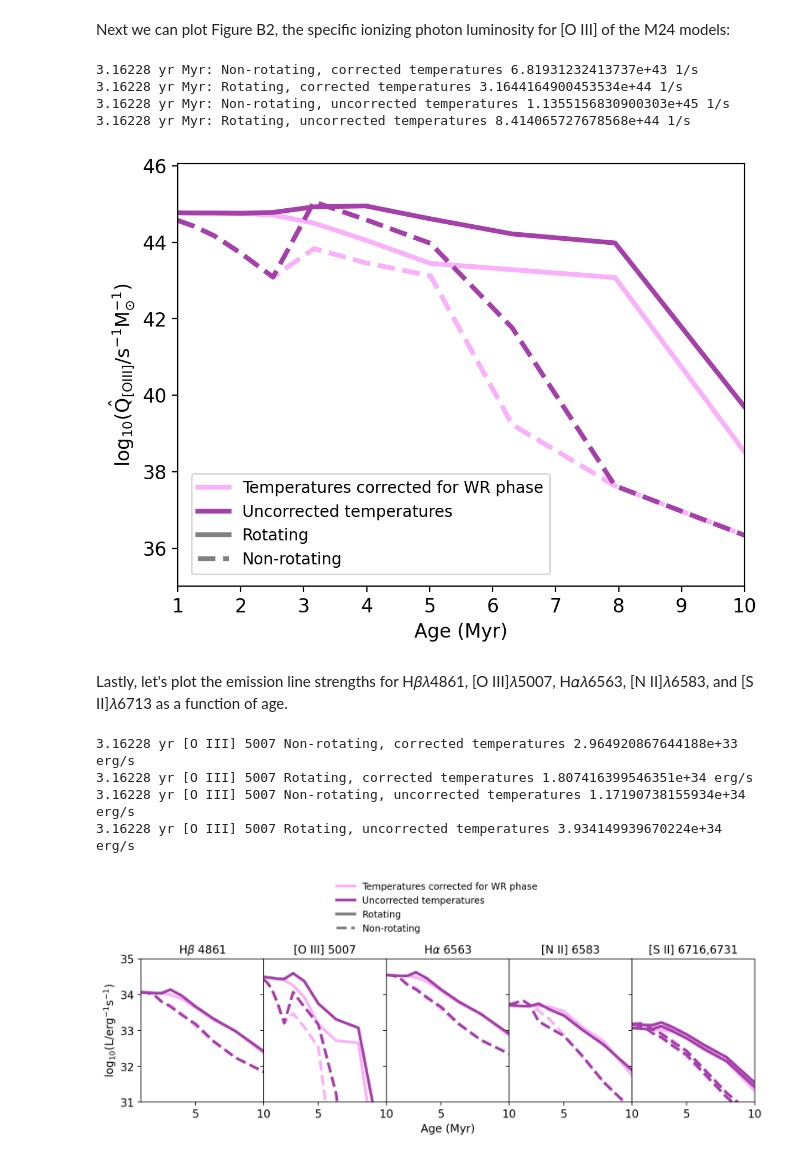
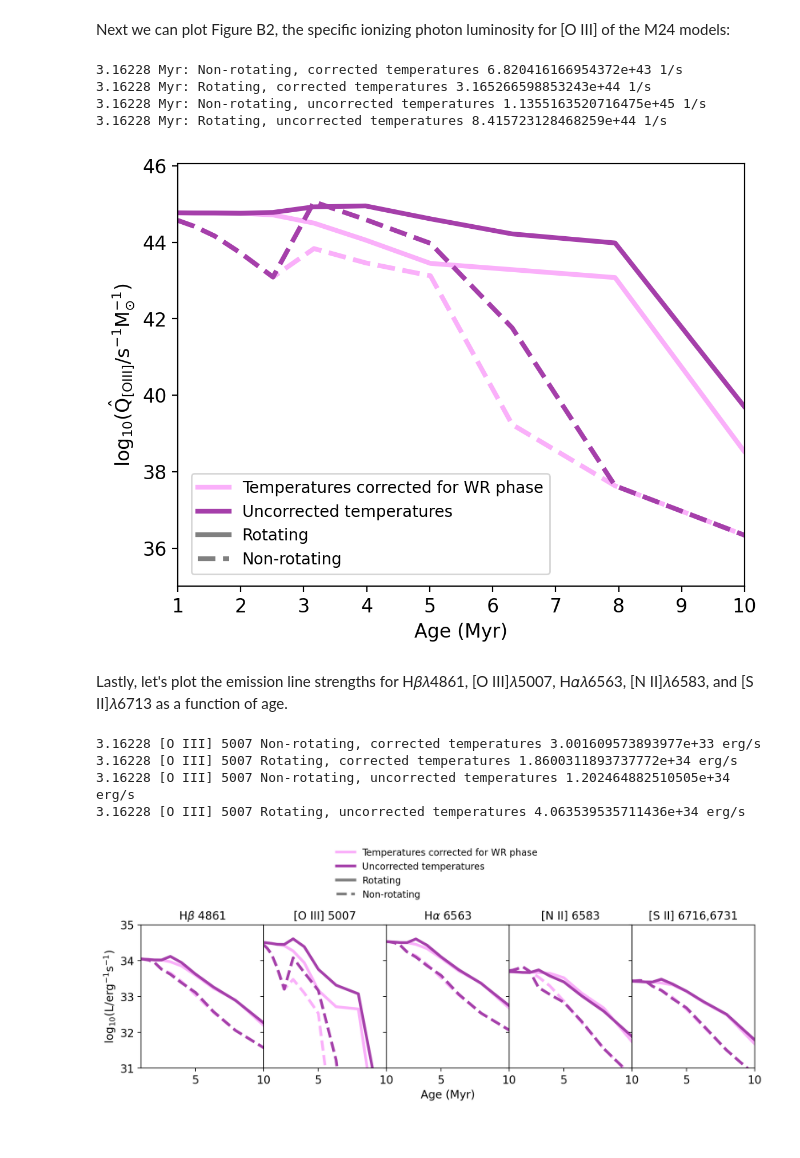
Before and after one commit to sophie-newman/cloudy-maraston, a Jupyter notebook: notebooks/notebook4_comparing_maraston24_models.ipynb, the cells around one changed output. Drawn from its saved outputs; the diff is of its cells as text; code cells hidden in the pictures.

```diff
--- a/notebooks/notebook4_comparing_maraston24_models.ipynb
+++ b/notebooks/notebook4_comparing_maraston24_models.ipynb
@@ -23,16 +23,16 @@ Load in our grids:
 # %%
 grid_dir = '../grids'
 
-grid_name = 'maraston24-Tenc00_kroupa-0.1,100_cloudy-c23.01-sps'
+grid_name = 'maraston24_Tenc_kr_0.00_cloudy-c23.01-sps'
 grid_tenckr00 = Grid(grid_name, grid_dir=grid_dir, read_lines=True)
 
-grid_name = 'maraston24-Tenc40_kroupa-0.1,100_cloudy-c23.01-sps'
+grid_name = 'maraston24_Tenc_kr_0.40_cloudy-c23.01-sps'
 grid_tenckr04 = Grid(grid_name, grid_dir=grid_dir, read_lines=True)
 
-grid_name = 'maraston24-Te00_kroupa-0.1,100_cloudy-c23.01-sps'
+grid_name = 'maraston24_kr_0.00_cloudy-c23.01-sps'
 grid_kr00 = Grid(grid_name, grid_dir=grid_dir, read_lines=True)
 
-grid_name = 'maraston24-Te40_kroupa-0.1,100_cloudy-c23.01-sps'
+grid_name = 'maraston24_kr_0.40_cloudy-c23.01-sps'
 grid_kr04 = Grid(grid_name, grid_dir=grid_dir, read_lines=True)
 # %% [markdown]
 Now plot Figure B1, the specific ionizing photon luminosity of the M24 model as a
@@ -81,7 +81,7 @@ for ig, grid in enumerate(grids):
 
     for ia, age in enumerate(grid.ages):
 
-        grid_point = grid.get_grid_point(ages=age,metallicities=Z)
+        grid_point = grid.get_grid_point((age,Z))
 
         sed = grid.get_spectra(grid_point, spectra_id=spectra_id)
 
@@ -113,10 +113,10 @@ plt.legend(handles=legend_elements, prop={'size': 10}, loc='lower left', bbox_to
 
 plt.savefig('/home/sophienewman/Pictures/plots/paper1/new_geneva_photons_OIII.png', dpi=300, bbox_inches='tight')
 # %% [output]
-3.16228 yr Myr: Non-rotating, corrected temperatures 6.81931232413737e+43 1/s
-3.16228 yr Myr: Rotating, corrected temperatures 3.1644164900453534e+44 1/s
-3.16228 yr Myr: Non-rotating, uncorrected temperatures 1.1355156830900303e+45 1/s
-3.16228 yr Myr: Rotating, uncorrected temperatures 8.414065727678568e+44 1/s
+3.16228 Myr: Non-rotating, corrected temperatures 6.820416166954372e+43 1/s
+3.16228 Myr: Rotating, corrected temperatures 3.165266598853243e+44 1/s
+3.16228 Myr: Non-rotating, uncorrected temperatures 1.1355163520716475e+45 1/s
+3.16228 Myr: Rotating, uncorrected temperatures 8.415723128468259e+44 1/s
 [figure]
 # %% [markdown]
 Lastly, let's plot the emission line strengths for H𝛽𝜆4861, [O III]𝜆5007, H𝛼𝜆6563, [N II]𝜆6583, and [S II]𝜆6713 as a function of age.
@@ -148,43 +148,43 @@ for line, ax in enumerate(axes):
 
             for ia, age in enumerate(grid.ages):
 
-                grid_point = grid.get_grid_point(ages=age,metallicities=Z)
+                grid_point = grid.get_grid_point((age,Z))
 
                 sed_incident = grid.get_spectra(grid_point, spectra_id="incident")
 
                 #get luminosity of line
-                wanted_line = grid.get_lines(grid_point, line_ids[line])
+                wanted_line = grid.get_line(grid_point, line_ids[line])
                 line_lum.append( wanted_line.luminosity )
 
                 # for 3 Myr, [O III] line
                 if ia == 5 and line == 1:
 
                     print(age/1e6, line_label[line], grid_name[idx], wanted_line.luminosity)
 
             ax.plot(grid.ages/1e6, np.log10(line_lum), c=colors[idx], label=grid_name[idx], lw=3, ls=ls[idx])
             ax.set_xlim(left=1, right=10)
             ax.set_ylim(top = 35, bottom=31)
 
 
 plt.tight_layout()
 axes[0].set_ylabel(r'$\rm log_{10}(L/erg^{-1}s^{-1})$')
 axes[2].set_xlabel('Age (Myr)')
 
 legend_elements = [Line2D([0, 1], [0, 1], lw=3, linestyle='-', color='#fab0fa', label=r'Temperatures corrected for WR phase'),
                    Line2D([0, 1], [0, 1], lw=3, linestyle='-', color='#a53faa', label=r'Uncorrected temperatures'),
                    Line2D([0, 1], [0, 1], lw=3, linestyle='-', color='grey', label=r'Rotating'),
                    Line2D([0, 1], [0, 1], lw=3, linestyle='--', color='grey', label=r'Non-rotating')
 ]
 
 axes[4].legend(handles=legend_elements, prop={'size': 10}, loc='lower right', bbox_to_anchor=(-0.7, 1.12), frameon=False)
 
 plt.tight_layout(pad=0)  # Set padding between subplots to zero
 plt.subplots_adjust(wspace=0)
 
 plt.savefig('/home/sophienewman/Pictures/plots/paper1/new_geneva_tracks.png', dpi=300, bbox_inches='tight')
 # %% [output]
-3.16228 yr [O III] 5007 Non-rotating, corrected temperatures 2.964920867644188e+33 erg/s
-3.16228 yr [O III] 5007 Rotating, corrected temperatures 1.807416399546351e+34 erg/s
-3.16228 yr [O III] 5007 Non-rotating, uncorrected temperatures 1.17190738155934e+34 erg/s
-3.16228 yr [O III] 5007 Rotating, uncorrected temperatures 3.934149939670224e+34 erg/s
+3.16228 [O III] 5007 Non-rotating, corrected temperatures 3.001609573893977e+33 erg/s
+3.16228 [O III] 5007 Rotating, corrected temperatures 1.8600311893737772e+34 erg/s
+3.16228 [O III] 5007 Non-rotating, uncorrected temperatures 1.202464882510505e+34 erg/s
+3.16228 [O III] 5007 Rotating, uncorrected temperatures 4.063539535711436e+34 erg/s
-[figure, old version]
+[figure, new version]
```
Also changed, not shown: 1 other file.
